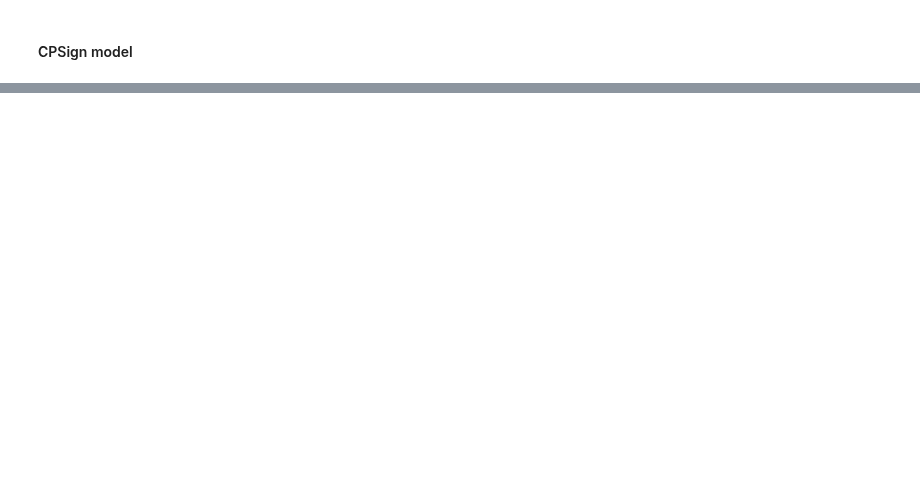
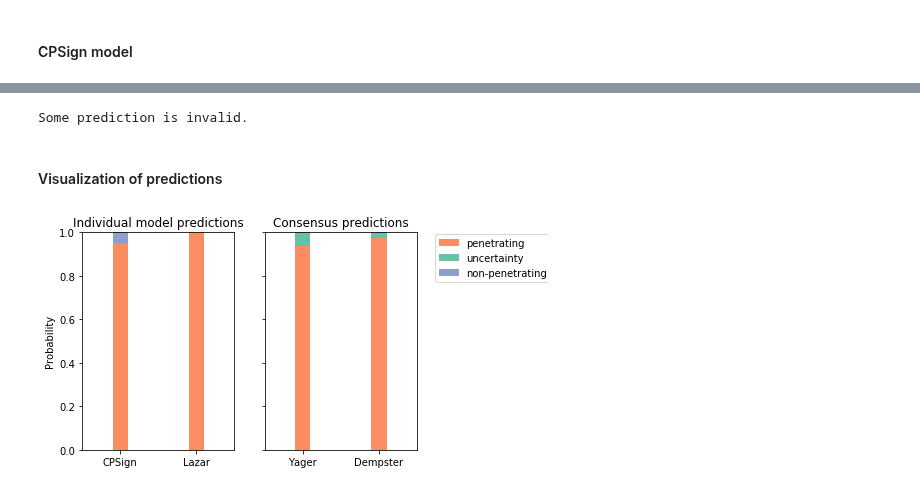
Before and after one commit to OpenRiskNet/notebooks, a Jupyter notebook: ModelRX/Blood-brain barrier - Consensus/single-compound-web.ipynb, the cells around one changed output, grey strips where cells are left out. Saved outputs shown, nothing was run; the diff lists cells and outputs as text; code cells hidden in the pictures; blank space fills up the shorter version.

Commit message:
Single compound prediction using web API.

```diff
--- a/ModelRX/Blood-brain barrier - Consensus/single-compound-web.ipynb
+++ b/ModelRX/Blood-brain barrier - Consensus/single-compound-web.ipynb
@@ -96,0 +148,78 @@ res
+# %%
+# if all models have valid predictions, then continue with consensus
+validPred = True
+for model in models:
+    if (models_pred[model] == 'P') or (models_pred[model] == 'N'):
+        pass
+    else:
+        validPred = False
+
+if validPred:
+    bel, pls, res = {}, {}, {}
+
+    # Dempster rule
+    bel['D'], pls['D'], res['D'] = dst.predict_Dempster(models_pred, models_prob, models_ppv, models_npv)
+
+    # Yager rule
+    bel['Y'], pls['Y'], res['Y'] = dst.predict_Yager(models_pred, models_prob, models_ppv, models_npv)
+else:
+    print('Some prediction is invalid.')
+# %% [output]
+Some prediction is invalid.
+# %% [markdown]
+#### Visualization of predictions
+# %%
+colorPenetrating = '#fc8d62'
+colorNonpenetrating = '#8da0cb'
+colorUncertainty = '#66c2a5'
+
+def color_prediction(state):
+    if state == 'P':
+        return colorPenetrating
+    else:
+        return colorNonpenetrating
+
+def color_antiprediction(state):
+    if state == 'P':
+        return colorNonpenetrating
+    else:
+        return colorPenetrating
+
+fig, axs = plt.subplots(1, 2)
+
+width = 0.2
+
+# left plot - individual models
+for i in range(len(models)):
+    axs[0].bar(i, models_prob[models[i]], width, bottom=0, color=color_prediction(models_pred[models[i]]) )
+    axs[0].bar(i, (1 - models_prob[models[i]]), width, bottom=models_prob[models[i]], color=color_antiprediction(models_pred[models[i]]))
+
+axs[0].set_xticks(range(len(models)))
+axs[0].set_xticklabels(models)
+axs[0].set_xlim(-0.5, len(models) - 0.5)
+axs[0].set_ylabel('Probability')
+axs[0].set_ylim(0, 1)
+axs[0].set_title('Individual model predictions')
+
+# right plot - consensus models
+axs[1].bar(0, bel['Y']['P'], width, bottom=0, color=colorPenetrating)
+axs[1].bar(0, (pls['Y']['P'] - bel['Y']['P']), width, bottom=bel['Y']['P'], color=colorUncertainty)
+axs[1].bar(0, bel['Y']['N'], width, bottom=pls['Y']['P'], color=colorNonpenetrating)
+
+p1 = axs[1].bar(1, bel['D']['P'], width, bottom=0, color=colorPenetrating)
+p2 = axs[1].bar(1, (pls['D']['P'] - bel['D']['P']), width, bottom=bel['D']['P'], color=colorUncertainty)
+p3 = axs[1].bar(1, bel['D']['N'], width, bottom=pls['D']['P'], color=colorNonpenetrating)
+
+axs[1].set_xticks([0, 1])
+axs[1].set_xticklabels(['Yager', 'Dempster'])
+axs[1].set_xlim(-0.5, len(models) - 0.5)
+axs[1].set_ylabel('')
+axs[1].set_yticklabels('')
+axs[1].set_ylim(0, 1)
+axs[1].set_title('Consensus predictions')
+
+fig.legend((p1[0], p2[0], p3[0]), ('penetrating', 'uncertainty', 'non-penetrating'), bbox_to_anchor=(1.2, 0.85))
+
+fig.show()
+# %% [output]
+[figure, added]
```
Also changed, not shown: parts of 19 cells of this notebook, 3 other files.
